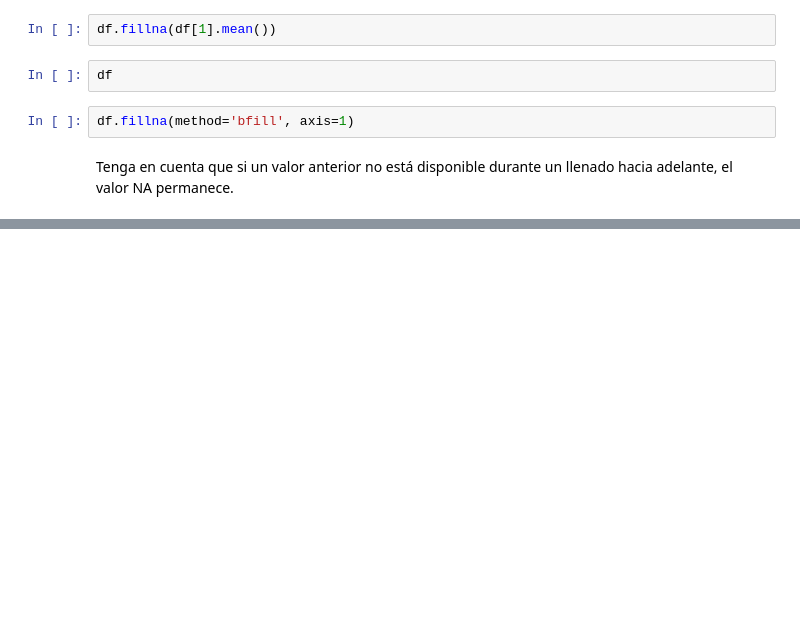
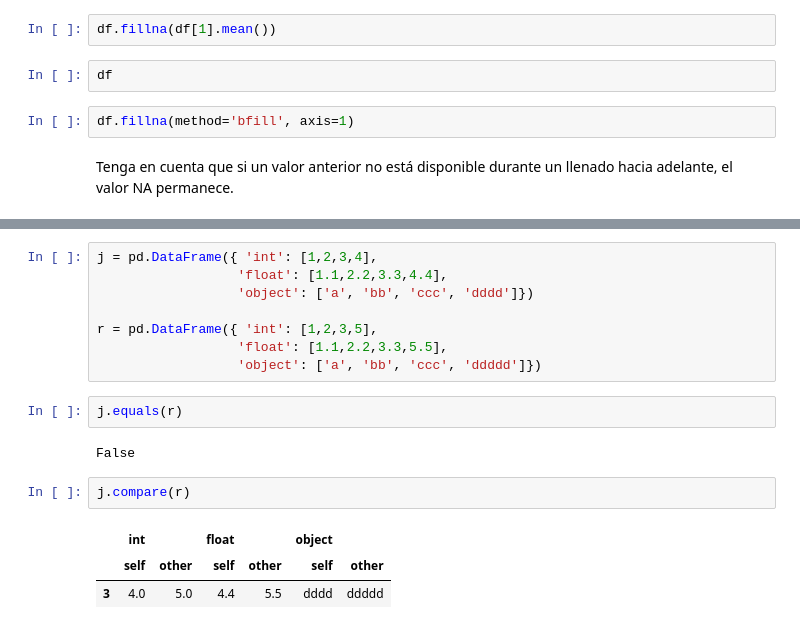
Before and after one commit to XimenaPO/DS_PT_09_2023, a Jupyter notebook: Data_Analysis/2-Pandas/Teoría/4_Handling-Missing-Data.ipynb, the cells around one changed output, grey strips where cells are left out. Cells and saved outputs as stored; diff of their text form; blank space fills up the shorter version.

```diff
--- a/Data_Analysis/2-Pandas/Teoría/4_Handling-Missing-Data.ipynb
+++ b/Data_Analysis/2-Pandas/Teoría/4_Handling-Missing-Data.ipynb
@@ -501,0 +569,18 @@ Tenga en cuenta que si un valor anterior no está disponible durante un llenado
+# %%
+j = pd.DataFrame({ 'int': [1,2,3,4],
+                  'float': [1.1,2.2,3.3,4.4],
+                  'object': ['a', 'bb', 'ccc', 'dddd']})
+
+r = pd.DataFrame({ 'int': [1,2,3,5],
+                  'float': [1.1,2.2,3.3,5.5],
+                  'object': ['a', 'bb', 'ccc', 'ddddd']})
+# %%
+j.equals(r)
+# %% [output]
+False
+# %%
+j.compare(r)
+# %% [output]
+|  | int |  | float |  | object |  |
+|  | self | other | self | other | self | other |
+| 3 | 4.0 | 5.0 | 4.4 | 5.5 | dddd | ddddd |
```
Also changed, not shown: parts of 35 cells of this notebook.
